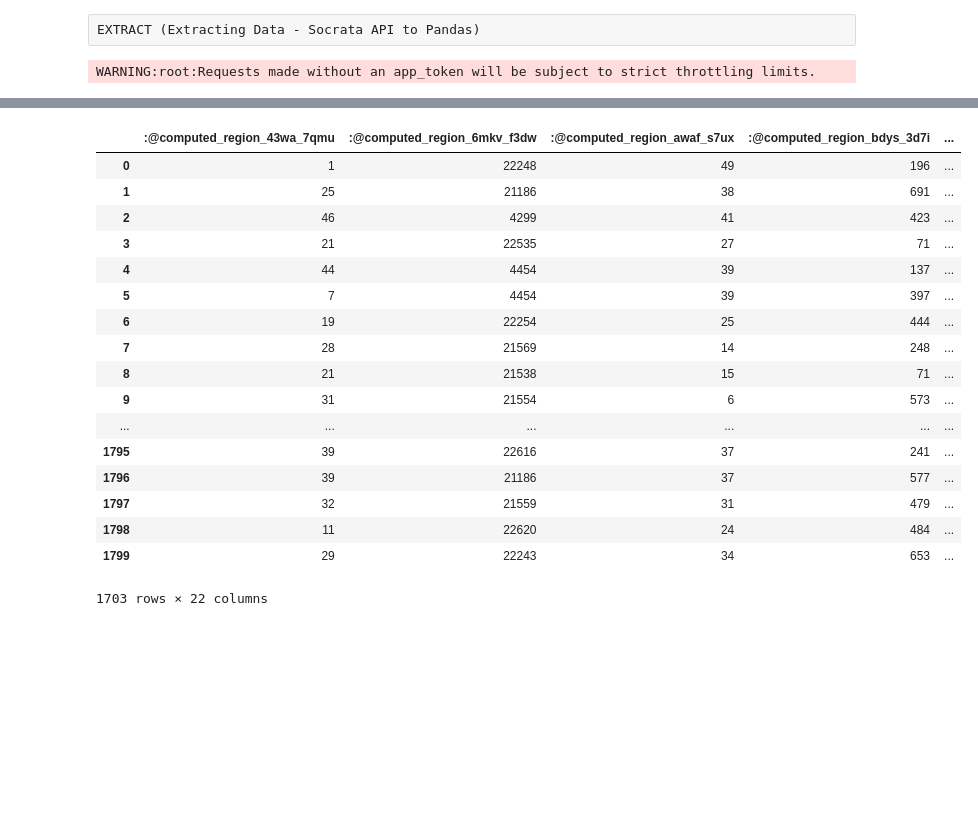
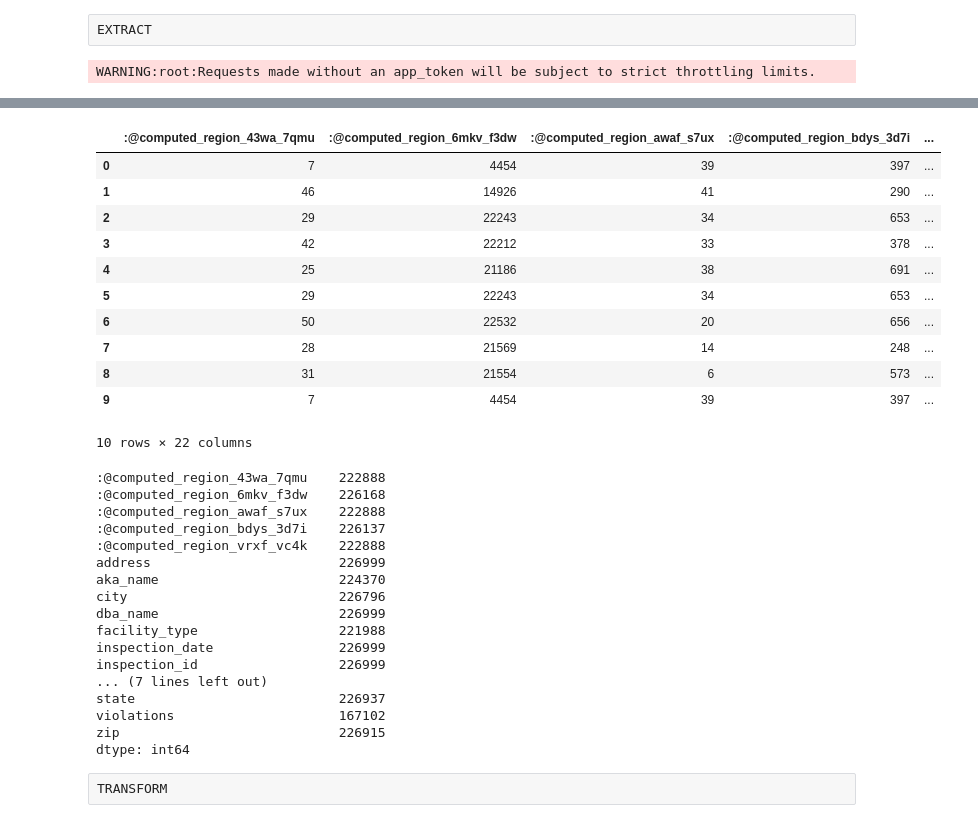
Before and after one commit to dtrakht/Data-Case-Study, a Jupyter notebook: Food Inspections Notebook.ipynb, the cells around one changed output, grey strips where cells are left out. Saved outputs shown, nothing was run; the diff lists cells and outputs as text; code cells hidden in the pictures; blank space fills up the shorter version.

```diff
--- a/Food Inspections Notebook.ipynb
+++ b/Food Inspections Notebook.ipynb
@@ -1,31 +1,19 @@
-# %% [raw]
-EXTRACT (Extracting Data - Socrata API to Pandas)
+# %% [raw]
+EXTRACT
 # %%
 import sys
 !{sys.executable} -m pip install sodapy
 
 import pandas as pd
 from sodapy import Socrata
+import numpy as np
 
 #retrieving Food Inspections data using Socrata and converting to DF
 client = Socrata("data.cityofchicago.org", None)
-results = client.get("cwig-ma7x", limit=2000)
+results = client.get("cwig-ma7x", limit=2000) #limit set for ease of processing use
 inspections_df = pd.DataFrame.from_records(results)
 
-#Drop rows with null data
-inspections_df.dropna(subset=['inspection_date', 'license_', 'longitude', 'latitude'], inplace=True)
-
-#Drop duplicates
-inspections_df.drop_duplicates("inspection_id", inplace=True)
-
-#Remove trailing characters from date field
-inspections_df["inspection_date"] = inspections_df.inspection_date.str[0:10]
-
-#Exclude unsuccessful inspections
-inspections_df = inspections_df[~inspections_df.results.isin(["Business Not Located", "Out of Business"])]
-
-
-inspections_df
+inspections_df.head(n=10)
 # %% [output]
 WARNING:root:Requests made without an app_token will be subject to strict throttling limits.
 Requirement already satisfied: sodapy in c:\users\dtrakhtenberg\ancaconda\lib\site-packages (1.5.2)
@@ -38,18 +26,41 @@ Requirement already satisfied: chardet<3.1.0,>=3.0.2 in c:\users\dtrakhtenberg\a
 |  | :@computed_region_43wa_7qmu | :@computed_region_6mkv_f3dw | :@computed_region_awaf_s7ux | :@computed_region_bdys_3d7i | ... |
-| 0 | 1 | 22248 | 49 | 196 | ... |
-| 1 | 25 | 21186 | 38 | 691 | ... |
-| 2 | 46 | 4299 | 41 | 423 | ... |
-| 3 | 21 | 22535 | 27 | 71 | ... |
-| 4 | 44 | 4454 | 39 | 137 | ... |
-| 5 | 7 | 4454 | 39 | 397 | ... |
-| 6 | 19 | 22254 | 25 | 444 | ... |
+| 0 | 7 | 4454 | 39 | 397 | ... |
+| 1 | 46 | 14926 | 41 | 290 | ... |
+| 2 | 29 | 22243 | 34 | 653 | ... |
+| 3 | 42 | 22212 | 33 | 378 | ... |
+| 4 | 25 | 21186 | 38 | 691 | ... |
+| 5 | 29 | 22243 | 34 | 653 | ... |
+| 6 | 50 | 22532 | 20 | 656 | ... |
 | 7 | 28 | 21569 | 14 | 248 | ... |
-| 8 | 21 | 21538 | 15 | 71 | ... |
-| 9 | 31 | 21554 | 6 | 573 | ... |
-| ... | ... | ... | ... | ... | ... |
-| 1795 | 39 | 22616 | 37 | 241 | ... |
-| 1796 | 39 | 21186 | 37 | 577 | ... |
-| 1797 | 32 | 21559 | 31 | 479 | ... |
-| 1798 | 11 | 22620 | 24 | 484 | ... |
-| 1799 | 29 | 22243 | 34 | 653 | ... |
+| 8 | 31 | 21554 | 6 | 573 | ... |
+| 9 | 7 | 4454 | 39 | 397 | ... |
-1703 rows × 22 columns
+10 rows × 22 columns
+# %%
+#Iterate through to read the full dataset
+initial = 2000
+while results:
+    results = client.get("cwig-ma7x", limit=2000, offset=initial)
+    inspections_df = inspections_df.append(pd.DataFrame.from_records(results))
+    initial += 2000
+
+inspections_df.count()
+# %% [output]
+:@computed_region_43wa_7qmu    222888
+:@computed_region_6mkv_f3dw    226168
+:@computed_region_awaf_s7ux    222888
+:@computed_region_bdys_3d7i    226137
+:@computed_region_vrxf_vc4k    222888
+address                        226999
+aka_name                       224370
+city                           226796
+dba_name                       226999
+facility_type                  221988
+inspection_date                226999
+inspection_id                  226999
+... (7 lines left out)
+state                          226937
+violations                     167102
+zip                            226915
+dtype: int64
+# %% [raw]
+TRANSFORM
```
Also changed, not shown: parts of 13 cells of this notebook.
